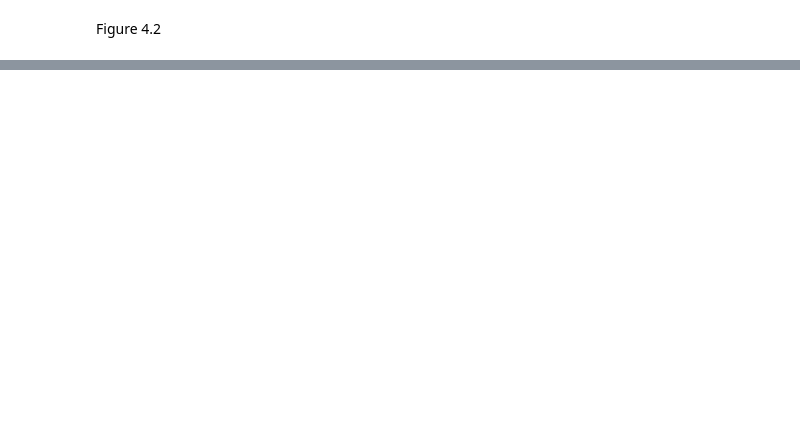
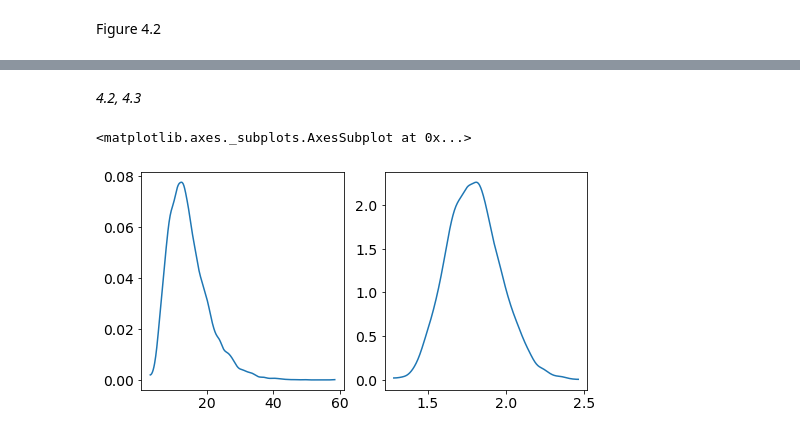
Before and after one commit to steed360/Data-Analysis, a Jupyter notebook: b Statistical Rethinking/Chapter_4_fromScratch.ipynb, the cells around one changed output, grey strips where cells are left out. Saved outputs shown, nothing was run; the diff lists cells and outputs as text; code cells hidden in the pictures; blank space fills up the shorter version.

```diff
--- a/b Statistical Rethinking/Chapter_4_fromScratch.ipynb
+++ b/b Statistical Rethinking/Chapter_4_fromScratch.ipynb
@@ -86,0 +83,12 @@ default_rng(...)
+# %% [markdown]
+*4.2, 4.3*
+# %%
+_, ax = plt.subplots (1, 2, figsize=(8,4) )
+big= rng.uniform(1, 1.5, size=[12,10000]).prod(axis=0)
+small= rng.uniform(1, 1.1, size=[12,10000]).prod(axis=0)
+
+az.plot_kde ( big, ax = ax[0])
+az.plot_kde ( small, ax = ax[1])
+# %% [output]
+<matplotlib.axes._subplots.AxesSubplot at 0x...>
+[figure, added]
```
Also changed, not shown: parts of 12 cells of this notebook.
